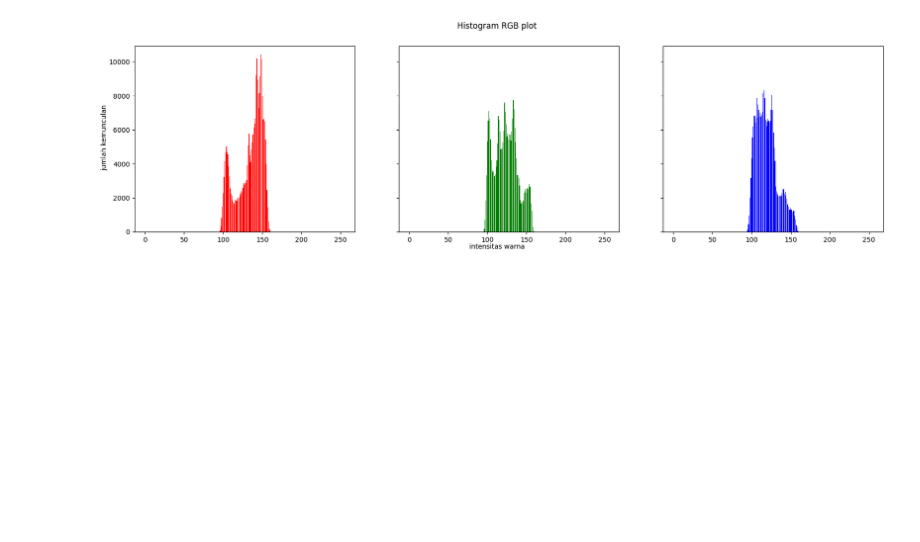
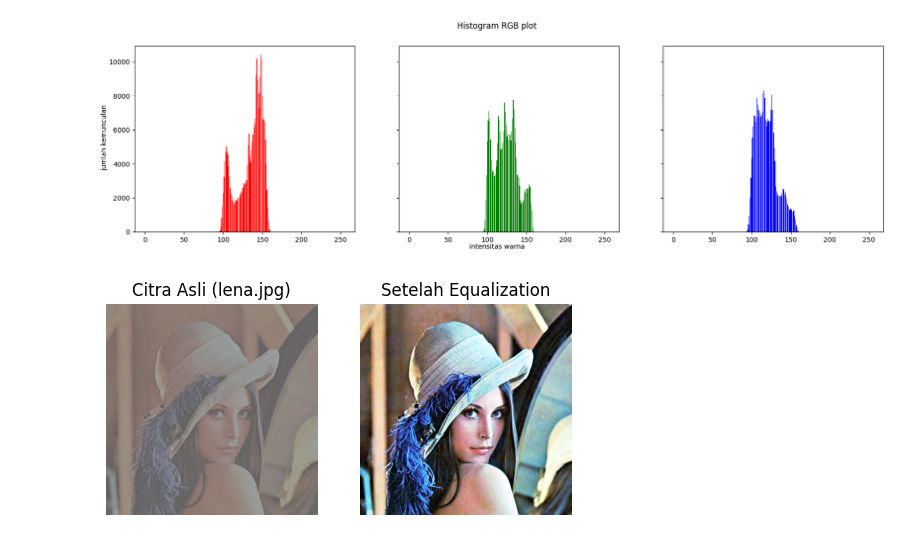
Before and after one commit to Chaidir110/PCVK_Ganjil_2025, a Jupyter notebook: week5_05.ipynb, the cells around one changed output. Drawn from its saved outputs; the diff is of its cells as text; code cells hidden in the pictures; blank space fills up the shorter version.

```diff
--- a/week5_05.ipynb
+++ b/week5_05.ipynb
@@ -135,3 +126,86 @@ axs[2].bar(names, blue, color='b')
 # %% [output]
 <BarContainer object of 256 artists>
 [figure]
+# %%
+import cv2 as cv
+import numpy as np
+import matplotlib.pyplot as plt
+
+# Load image
+img = cv.imread('/content/drive/MyDrive/RPL/PCVK/lena_lc.jpg')
+img = cv.cvtColor(img, cv.COLOR_BGR2RGB)
+
+# Ambil dimensi
+height, width, depth = img.shape
+total_pixels = height * width
+
+# Fungsi manual histogram equalization
+def hist_equalization(channel):
+    # Hitung histogram
+    hist = np.zeros(256, dtype=int)
+    for y in range(height):
+        for x in range(width):
+            hist[channel[y, x]] += 1
+
+    # Hitung CDF(Cumulative Distribution Function)
+    cdf = np.cumsum(hist)
+    cdf_min = np.min(cdf[np.nonzero(cdf)])
+    equalized_map = np.round((cdf - cdf_min) / (total_pixels - cdf_min) * 255).astype('uint8')
+
+    # Mapping pixel lama ke pixel baru
+    eq_channel = equalized_map[channel]
+    return eq_channel
+
+# Pisahkan channel RGB
+r, g, b = cv.split(img)
+
+# Equalization tiap channel
+r_eq = hist_equalization(r)
+g_eq = hist_equalization(g)
+b_eq = hist_equalization(b)
+
+# Gabungkan kembali jadi RGB
+img_eq = cv.merge([r_eq, g_eq, b_eq])
+
+# Tampilkan citra asli vs equalization
+plt.figure(figsize=(6,3))
+
+plt.subplot(1,2,1)
+plt.imshow(img)
+plt.title("Citra Asli (lena.jpg)")
+plt.axis("off")
+
+plt.subplot(1,2,2)
+plt.imshow(img_eq)
+plt.title(f"Setelah Equalization")
+plt.axis("off")
+
+plt.show()
+
+# Tampilkan histogram RGB sebelum & sesudah
+fig, axs = plt.subplots(2, 3, figsize=(18,8))
+
+# Histogram sebelum
+axs[0,0].hist(r.ravel(), bins=256, color='red')
+axs[0,0].set_title("Red (Before)")
+
+axs[0,1].hist(g.ravel(), bins=256, color='green')
+axs[0,1].set_title("Green (Before)")
+
+axs[0,2].hist(b.ravel(), bins=256, color='blue')
+axs[0,2].set_title("Blue (Before)")
+
+# Histogram sesudah
+axs[1,0].hist(r_eq.ravel(), bins=256, color='red')
+axs[1,0].set_title("Red (After)")
+
+axs[1,1].hist(g_eq.ravel(), bins=256, color='green')
+axs[1,1].set_title("Green (After)")
+
+axs[1,2].hist(b_eq.ravel(), bins=256, color='blue')
+axs[1,2].set_title("Blue (After)")
+
+plt.tight_layout()
+plt.show()
+# %% [output]
+[figure, added]
```
Also changed, not shown: parts of 6 cells of this notebook.
